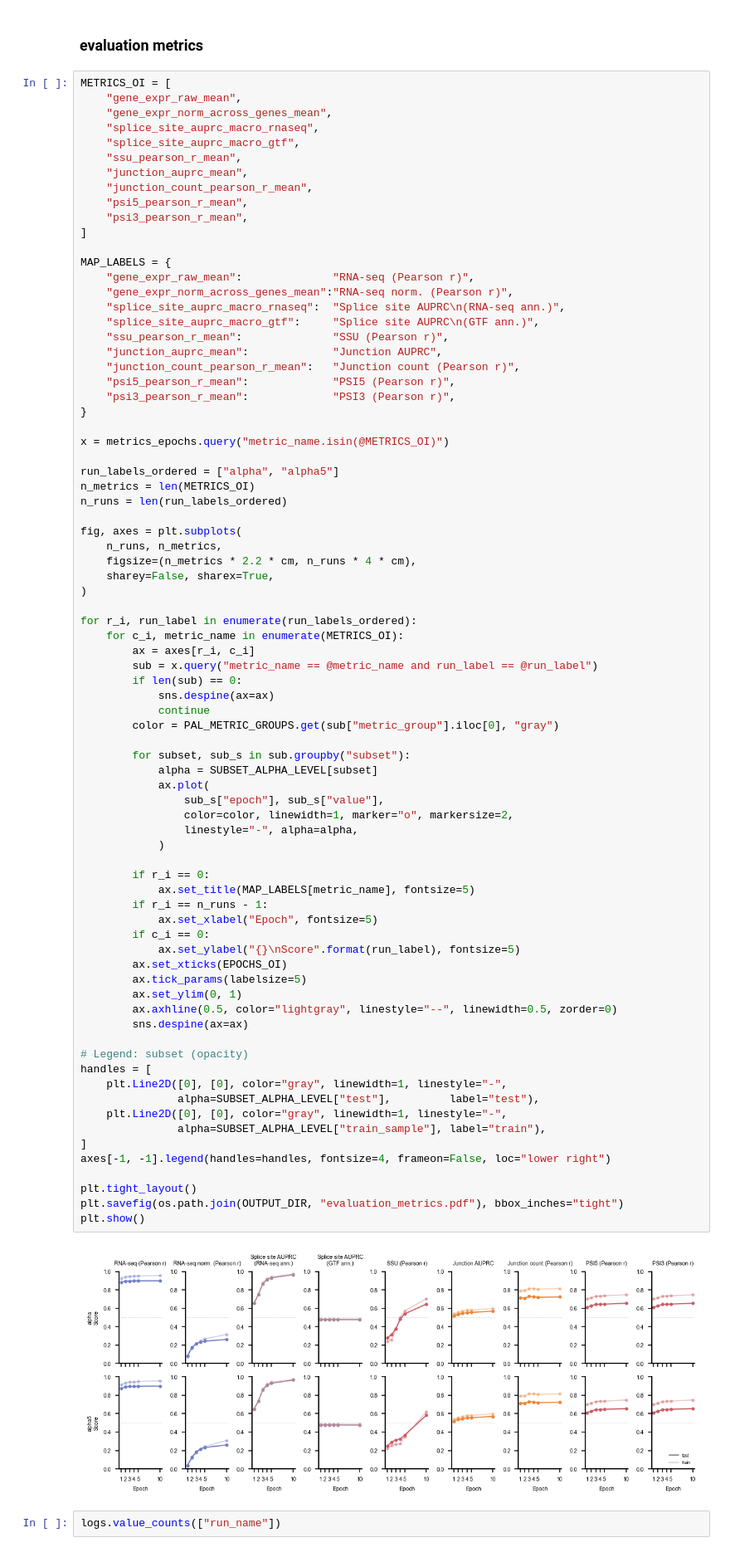
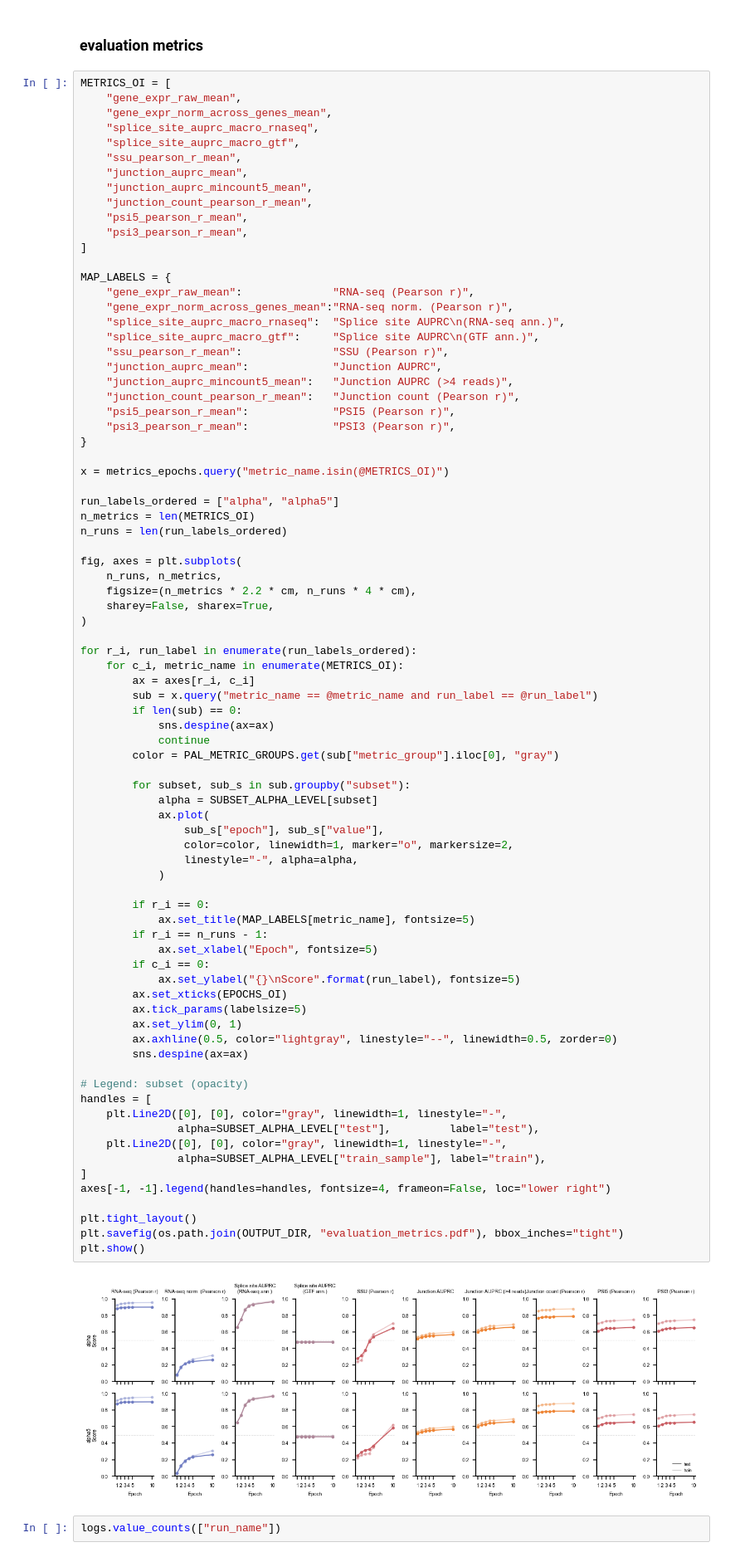
Before and after one commit to MiqG/alphagenome_finetuning_rna, a Jupyter notebook: figures/finetuning_full.ipynb, the cells around one changed output. Shown at 83% size. Cells and saved outputs as stored; diff of their text form.

```diff
--- a/figures/finetuning_full.ipynb
+++ b/figures/finetuning_full.ipynb
@@ -111,6 +111,7 @@ METRICS_OI = [
     "splice_site_auprc_macro_gtf",
     "ssu_pearson_r_mean",
     "junction_auprc_mean",
+    "junction_auprc_mincount5_mean",
     "junction_count_pearson_r_mean",
     "psi5_pearson_r_mean",
     "psi3_pearson_r_mean",
@@ -123,6 +124,7 @@ MAP_LABELS = {
     "splice_site_auprc_macro_gtf":     "Splice site AUPRC\n(GTF ann.)",
     "ssu_pearson_r_mean":              "SSU (Pearson r)",
     "junction_auprc_mean":             "Junction AUPRC",
+    "junction_auprc_mincount5_mean":   "Junction AUPRC (>4 reads)",
     "junction_count_pearson_r_mean":   "Junction count (Pearson r)",
     "psi5_pearson_r_mean":             "PSI5 (Pearson r)",
     "psi3_pearson_r_mean":             "PSI3 (Pearson r)",
@@ -155,34 +157,34 @@ for r_i, run_label in enumerate(run_labels_ordered):
                 sub_s["epoch"], sub_s["value"],
                 color=color, linewidth=1, marker="o", markersize=2,
                 linestyle="-", alpha=alpha,
             )
 
         if r_i == 0:
             ax.set_title(MAP_LABELS[metric_name], fontsize=5)
         if r_i == n_runs - 1:
             ax.set_xlabel("Epoch", fontsize=5)
         if c_i == 0:
             ax.set_ylabel("{}\nScore".format(run_label), fontsize=5)
         ax.set_xticks(EPOCHS_OI)
         ax.tick_params(labelsize=5)
         ax.set_ylim(0, 1)
         ax.axhline(0.5, color="lightgray", linestyle="--", linewidth=0.5, zorder=0)
         sns.despine(ax=ax)
 
 # Legend: subset (opacity)
 handles = [
     plt.Line2D([0], [0], color="gray", linewidth=1, linestyle="-",
                alpha=SUBSET_ALPHA_LEVEL["test"],         label="test"),
     plt.Line2D([0], [0], color="gray", linewidth=1, linestyle="-",
                alpha=SUBSET_ALPHA_LEVEL["train_sample"], label="train"),
 ]
 axes[-1, -1].legend(handles=handles, fontsize=4, frameon=False, loc="lower right")
 
 plt.tight_layout()
 plt.savefig(os.path.join(OUTPUT_DIR, "evaluation_metrics.pdf"), bbox_inches="tight")
 plt.show()
 # %% [output]
-[figure, old version]
+[figure, new version]
 # %%
 logs.value_counts(["run_name"])
 # %% [output]
```
Also changed, not shown: parts of 5 cells of this notebook.
